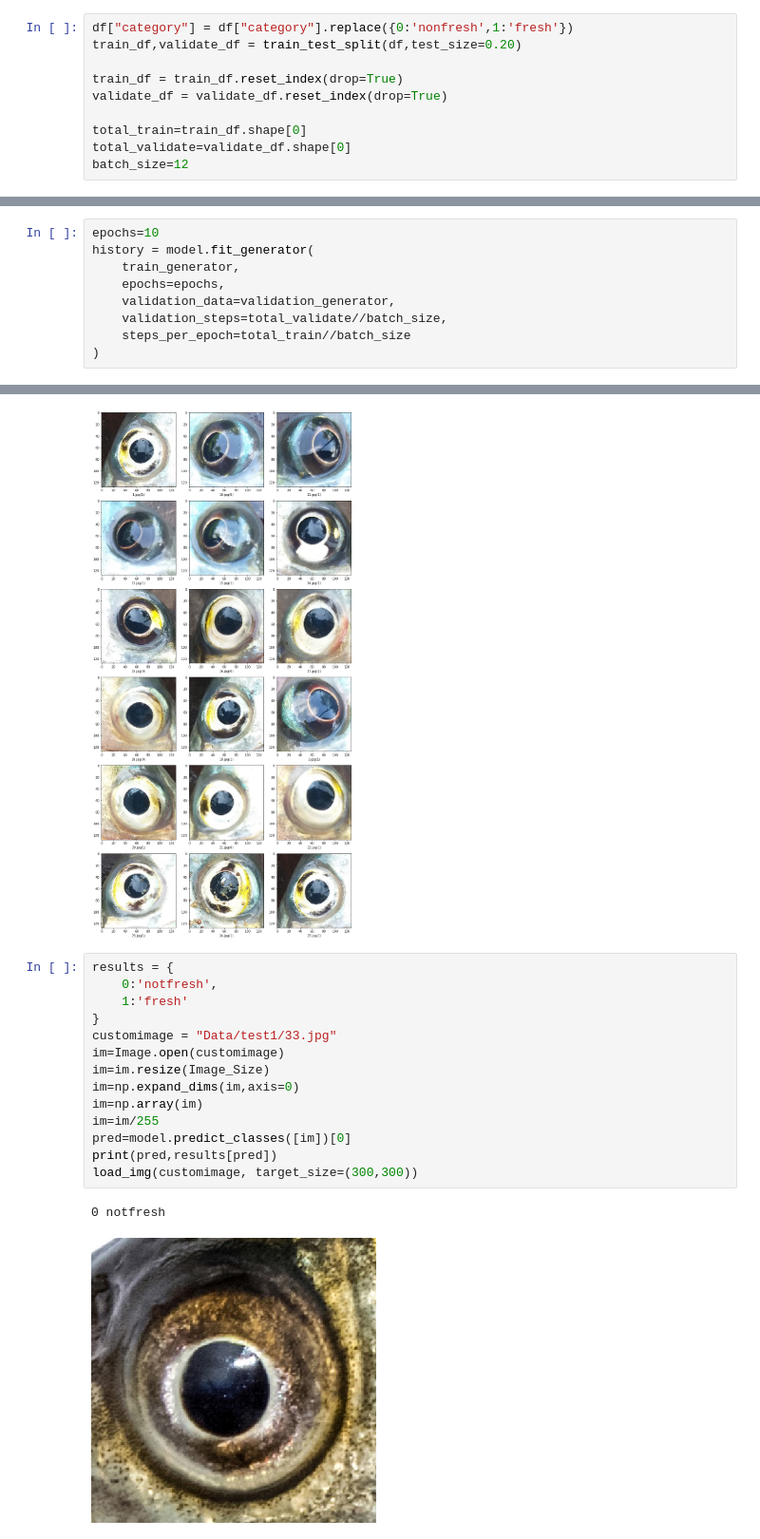
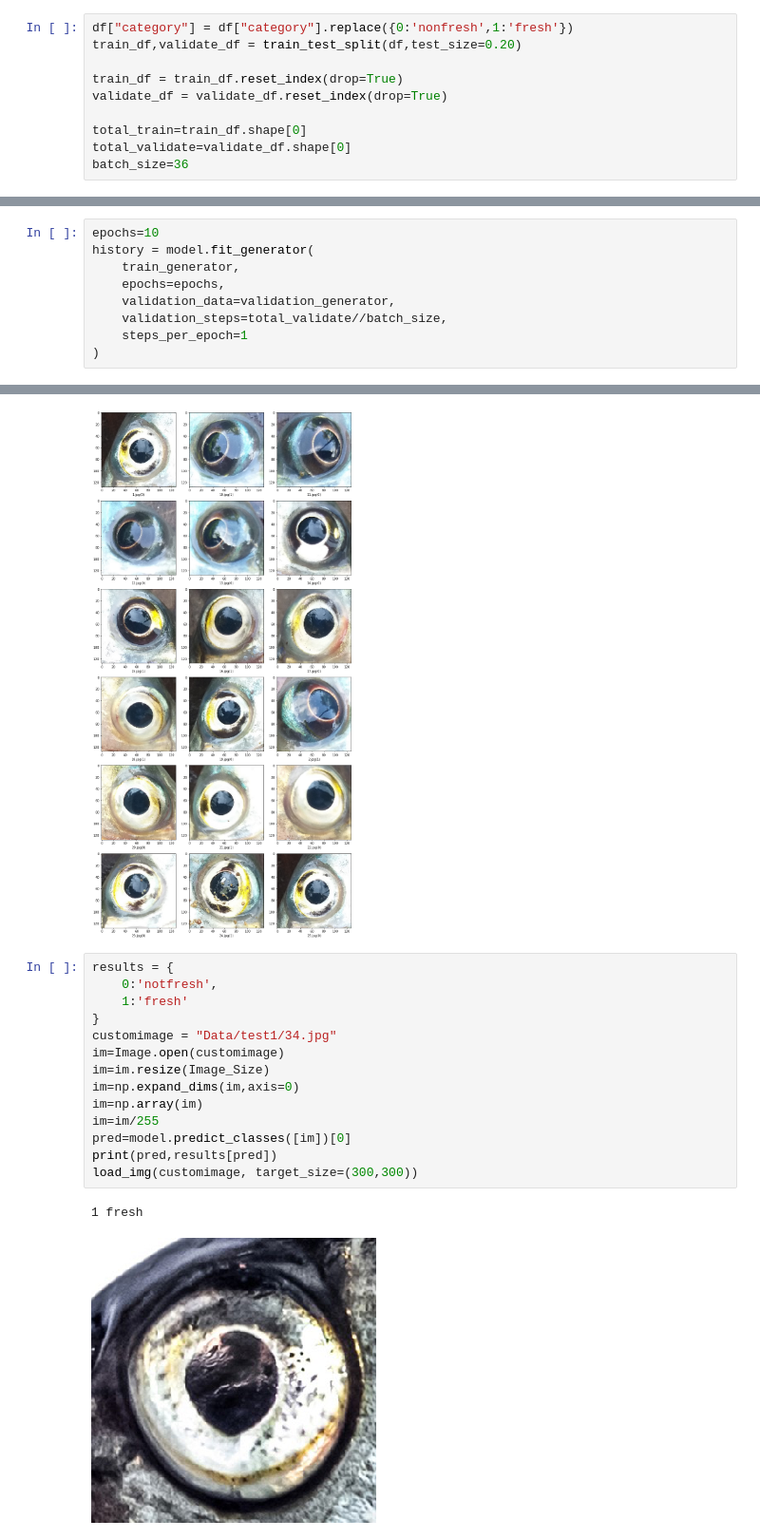
Before and after one commit to apavlovich/bootcamp-final-project, a Jupyter notebook: Fishdata/imageclassifier.ipynb, the cells around one changed output, grey strips where cells are left out. Shown at 95% size. Saved outputs shown, nothing was run; the diff lists cells and outputs as text.

Commit message:
imageclassifier update image count

```diff
--- a/Fishdata/imageclassifier.ipynb
+++ b/Fishdata/imageclassifier.ipynb
@@ -99,7 +99,7 @@ validate_df = validate_df.reset_index(drop=True)
 
 total_train=train_df.shape[0]
 total_validate=validate_df.shape[0]
-batch_size=12
+batch_size=36
 # %%
 train_datagen = ImageDataGenerator(rotation_range=15,
                                 rescale=1./255,
@@ -169,7 +169,7 @@ history = model.fit_generator(
     epochs=epochs,
     validation_data=validation_generator,
     validation_steps=total_validate//batch_size,
-    steps_per_epoch=total_train//batch_size
+    steps_per_epoch=1
 )
 # %% [output]
 Epoch 1/10
@@ -229,20 +238,20 @@ plt.tight_layout()
 plt.show()
 # %% [output]
 [figure]
-# %%
-results = {
-    0:'notfresh',
-    1:'fresh'
-}
-customimage = "Data/test1/33.jpg"
-im=Image.open(customimage)
-im=im.resize(Image_Size)
-im=np.expand_dims(im,axis=0)
-im=np.array(im)
-im=im/255
-pred=model.predict_classes([im])[0]
-print(pred,results[pred])
-load_img(customimage, target_size=(300,300))
-# %% [output]
-0 notfresh
-[figure, removed]
+# %%
+results = {
+    0:'notfresh',
+    1:'fresh'
+}
+customimage = "Data/test1/34.jpg"
+im=Image.open(customimage)
+im=im.resize(Image_Size)
+im=np.expand_dims(im,axis=0)
+im=np.array(im)
+im=im/255
+pred=model.predict_classes([im])[0]
+print(pred,results[pred])
+load_img(customimage, target_size=(300,300))
+# %% [output]
+1 fresh
+[figure, added]
```
Also changed, not shown: parts of 5 cells of this notebook, 2 other files.
